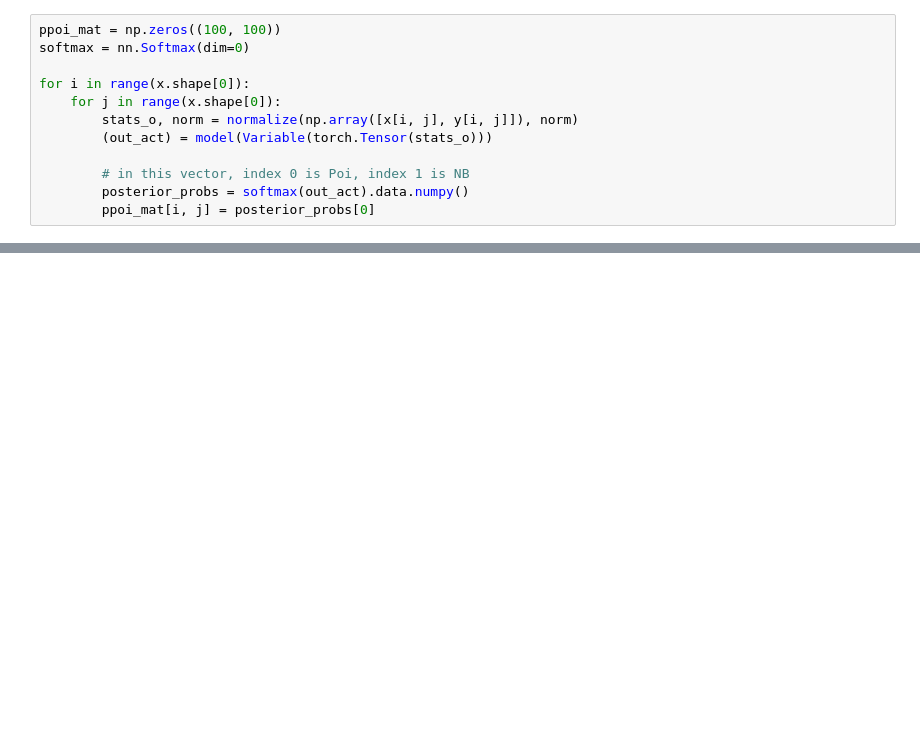
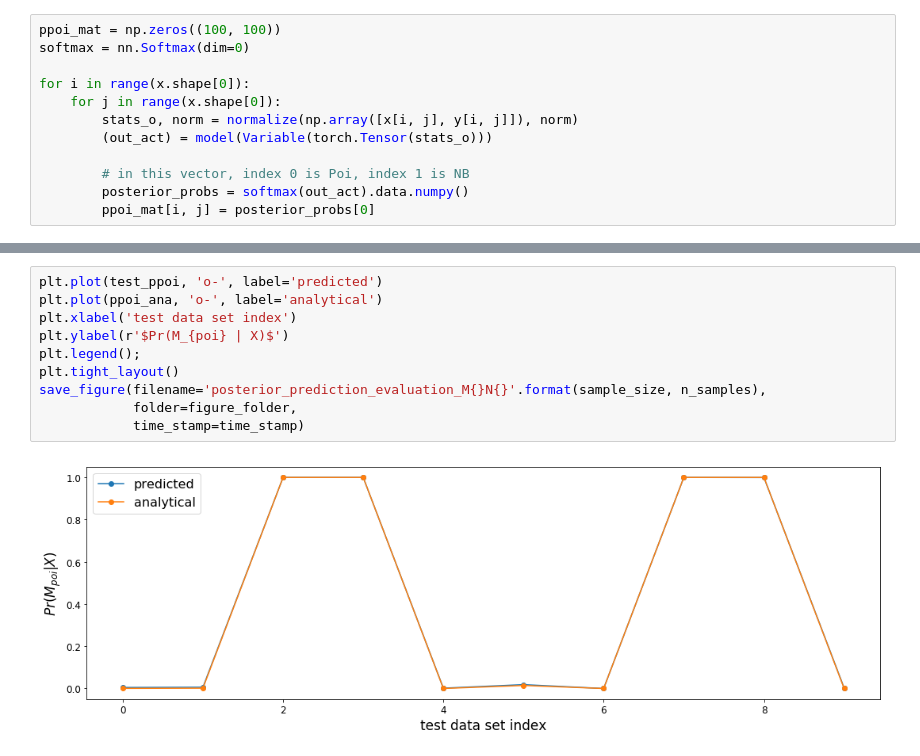
Before and after one commit to janfb/mcabc, a Jupyter notebook: notebooks/ModelComparison_poisson_vs_negbin_NEW.ipynb, the cells around one changed output, grey strips where cells are left out. Drawn from its saved outputs; the diff is of its cells as text; blank space fills up the shorter version.

```diff
--- a/notebooks/ModelComparison_poisson_vs_negbin_NEW.ipynb
+++ b/notebooks/ModelComparison_poisson_vs_negbin_NEW.ipynb
@@ -174,0 +367,12 @@ plt.colorbar(label='P(Poisson)');
+# %%
+plt.plot(test_ppoi, 'o-', label='predicted')
+plt.plot(ppoi_ana, 'o-', label='analytical')
+plt.xlabel('test data set index')
+plt.ylabel(r'$Pr(M_{poi} | X)$')
+plt.legend();
+plt.tight_layout()
+save_figure(filename='posterior_prediction_evaluation_M{}N{}'.format(sample_size, n_samples),
+            folder=figure_folder,
+            time_stamp=time_stamp)
+# %% [output]
+[figure, added]
```
Also changed, not shown: parts of 17 cells of this notebook, 1 other file.
